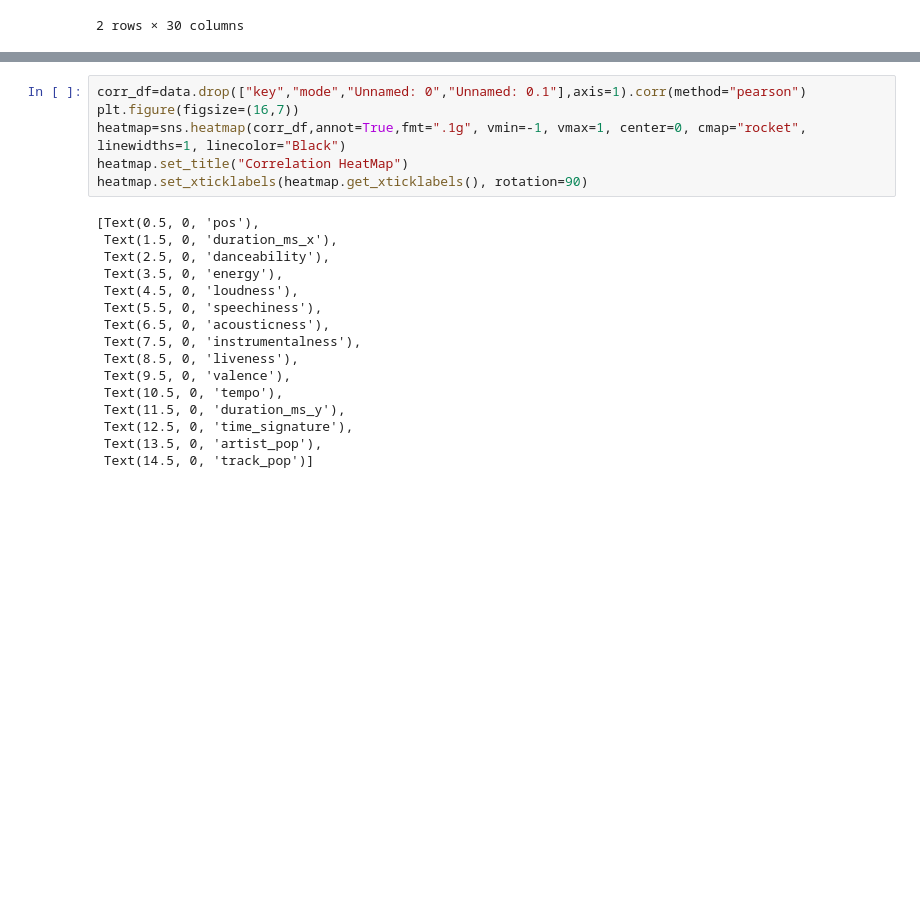
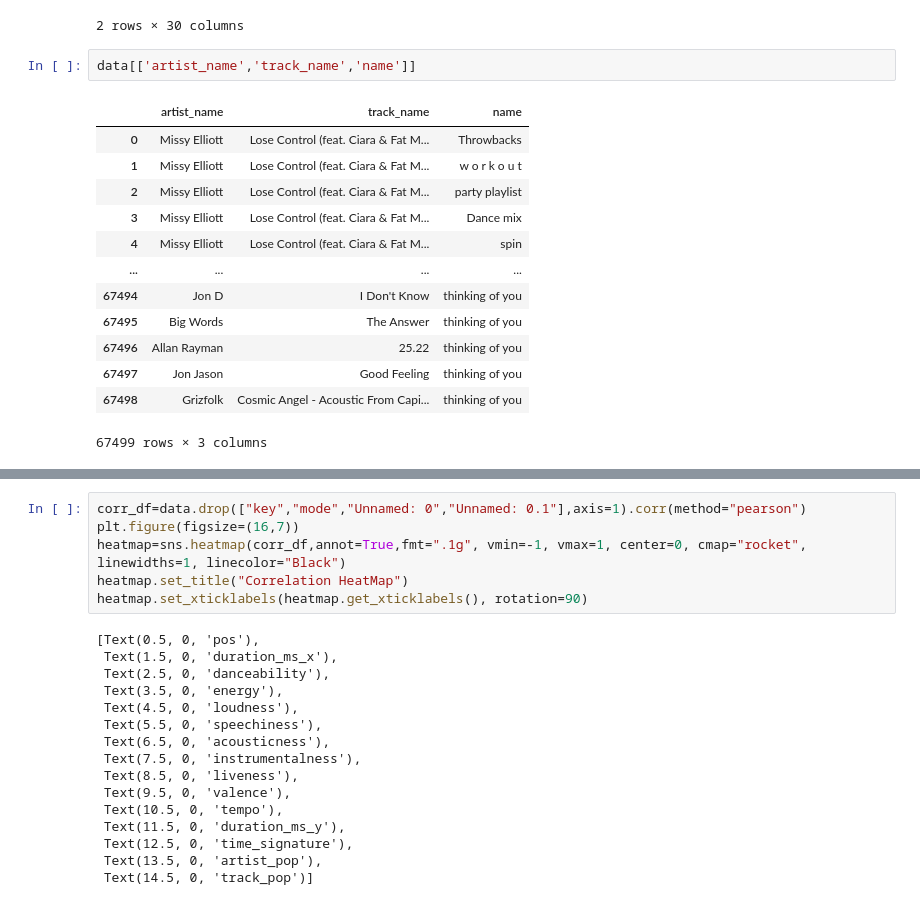
Before and after one commit to Hadryan/Spotify-Music-Recommendation-2, a Jupyter notebook: spotifyrecommender.ipynb, the cells around one changed output, grey strips where cells are left out. Cells and saved outputs as stored; diff of their text form; blank space fills up the shorter version.

```diff
--- a/spotifyrecommender.ipynb
+++ b/spotifyrecommender.ipynb
@@ -87,3 +87,19 @@ data.head(2)
 | 0 | 0 | Missy Elliott | 0UaMYEvWZi0ZqiDOoHU3YI | spotify:artist:2wIVse2owClT7go1WT... | Lose Control (feat. Ciara & Fat M... | spotify:album:6vV5UrXcfyQD1wu4Qo2I9K | 226863 | The Cookbook | ... |
 | 1 | 73 | Missy Elliott | 0UaMYEvWZi0ZqiDOoHU3YI | spotify:artist:2wIVse2owClT7go1WT... | Lose Control (feat. Ciara & Fat M... | spotify:album:6vV5UrXcfyQD1wu4Qo2I9K | 226863 | The Cookbook | ... |
 2 rows × 30 columns
+# %%
+data[['artist_name','track_name','name']]
+# %% [output]
+|  | artist_name | track_name | name |
+| 0 | Missy Elliott | Lose Control (feat. Ciara & Fat M... | Throwbacks |
+| 1 | Missy Elliott | Lose Control (feat. Ciara & Fat M... | w o r k o u t |
+| 2 | Missy Elliott | Lose Control (feat. Ciara & Fat M... | party playlist |
+| 3 | Missy Elliott | Lose Control (feat. Ciara & Fat M... | Dance mix |
+| 4 | Missy Elliott | Lose Control (feat. Ciara & Fat M... | spin |
+| ... | ... | ... | ... |
+| 67494 | Jon D | I Don't Know | thinking of you |
+| 67495 | Big Words | The Answer | thinking of you |
+| 67496 | Allan Rayman | 25.22 | thinking of you |
+| 67497 | Jon Jason | Good Feeling | thinking of you |
+| 67498 | Grizfolk | Cosmic Angel - Acoustic From Capi... | thinking of you |
+67499 rows × 3 columns
```
Also changed, not shown: parts of 1 cell of this notebook.
